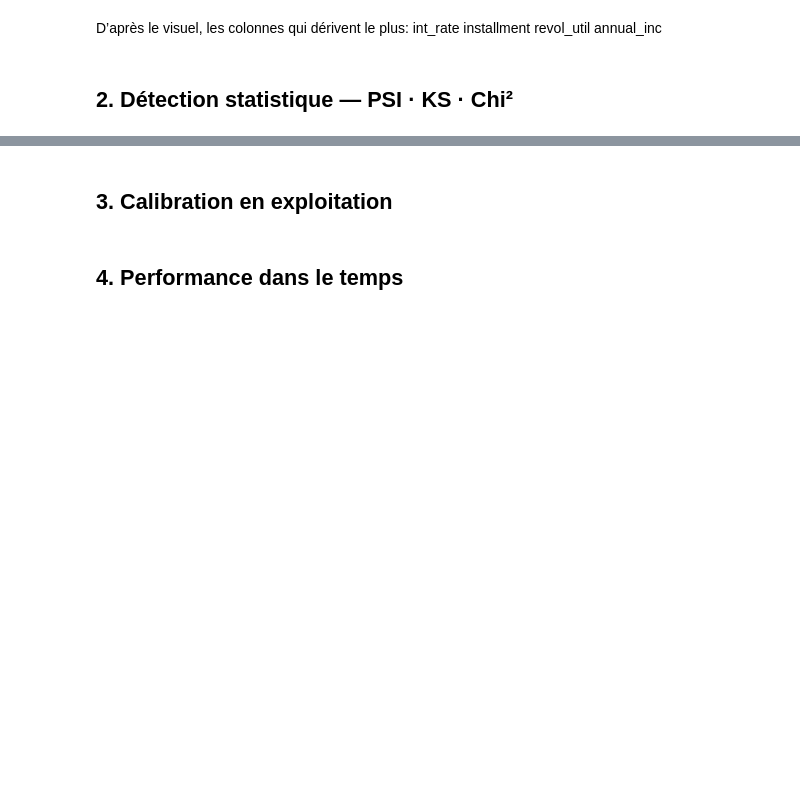
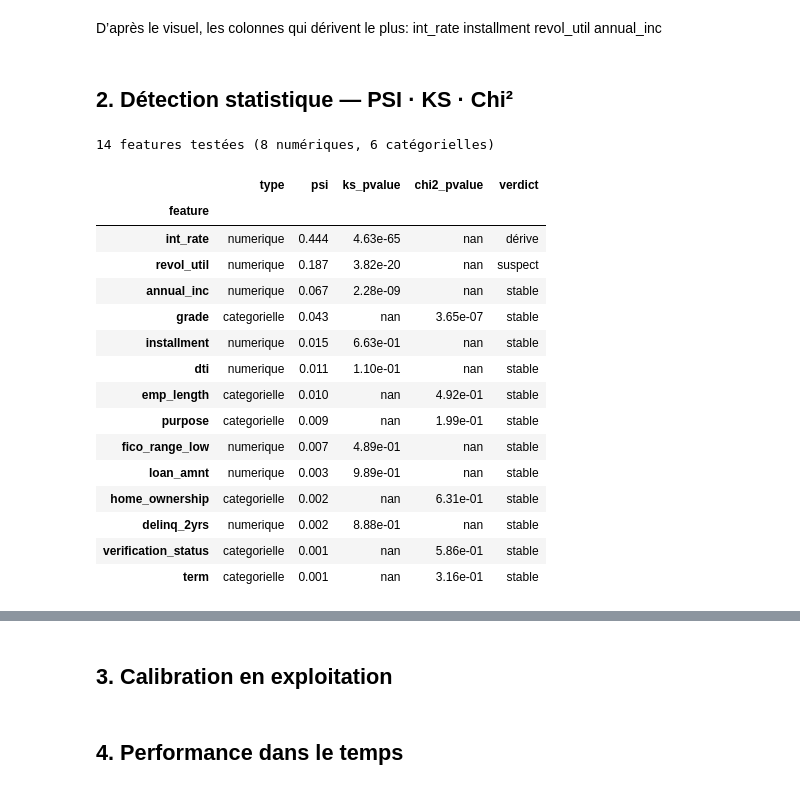
Before and after one commit to A949196/m6-b1-joelle-tom, a Jupyter notebook: notebooks/M6-B1_tom-joelle.ipynb, the cells around one changed output, grey strips where cells are left out. Drawn from its saved outputs; the diff is of its cells as text; code cells hidden in the pictures; blank space fills up the shorter version.

```diff
--- a/notebooks/M6-B1_tom-joelle.ipynb
+++ b/notebooks/M6-B1_tom-joelle.ipynb
@@ -101,0 +107,27 @@ annual_inc
+# %%
+report = drift_report(ref, prod, numeric_cols, categorical_cols)
+
+print(f"{len(report)} features testées "
+      f"({len(numeric_cols)} numériques, {len(categorical_cols)} catégorielles)")
+
+display(report.style
+        .format({"psi": "{:.3f}", "ks_pvalue": "{:.2e}", "chi2_pvalue": "{:.2e}"})
+        .background_gradient(subset=["psi"], cmap="OrRd"))
+# %% [output]
+14 features testées (8 numériques, 6 catégorielles)
+|  | type | psi | ks_pvalue | chi2_pvalue | verdict |
+| feature |  |  |  |  |  |
+| int_rate | numerique | 0.444 | 4.63e-65 | nan | dérive |
+| revol_util | numerique | 0.187 | 3.82e-20 | nan | suspect |
+| annual_inc | numerique | 0.067 | 2.28e-09 | nan | stable |
+| grade | categorielle | 0.043 | nan | 3.65e-07 | stable |
+| installment | numerique | 0.015 | 6.63e-01 | nan | stable |
+| dti | numerique | 0.011 | 1.10e-01 | nan | stable |
+| emp_length | categorielle | 0.010 | nan | 4.92e-01 | stable |
+| purpose | categorielle | 0.009 | nan | 1.99e-01 | stable |
+| fico_range_low | numerique | 0.007 | 4.89e-01 | nan | stable |
+| loan_amnt | numerique | 0.003 | 9.89e-01 | nan | stable |
+| home_ownership | categorielle | 0.002 | nan | 6.31e-01 | stable |
+| delinq_2yrs | numerique | 0.002 | 8.88e-01 | nan | stable |
+| verification_status | categorielle | 0.001 | nan | 5.86e-01 | stable |
+| term | categorielle | 0.001 | nan | 3.16e-01 | stable |
```
Also changed, not shown: parts of 3 cells of this notebook, 1 other file.
